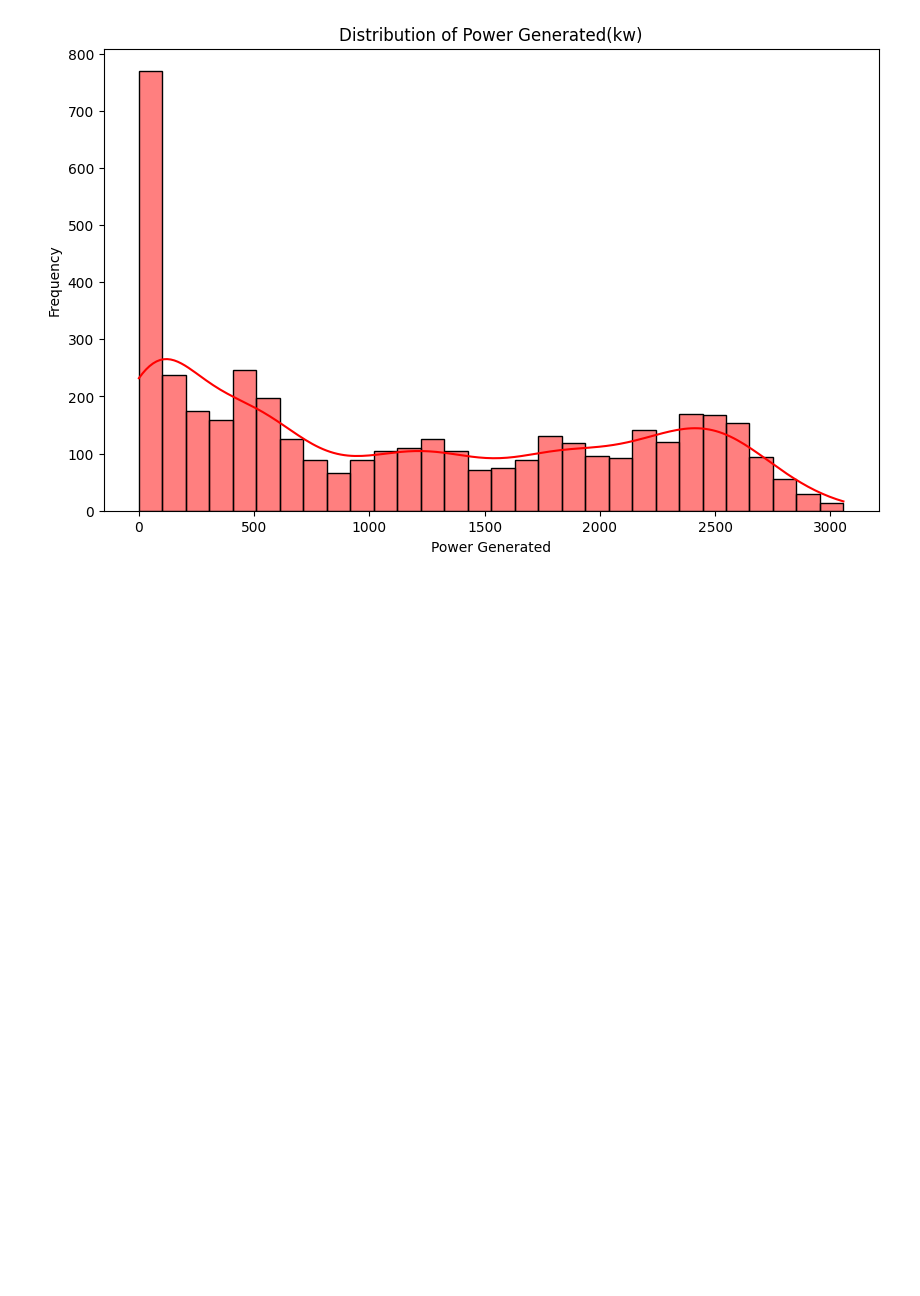
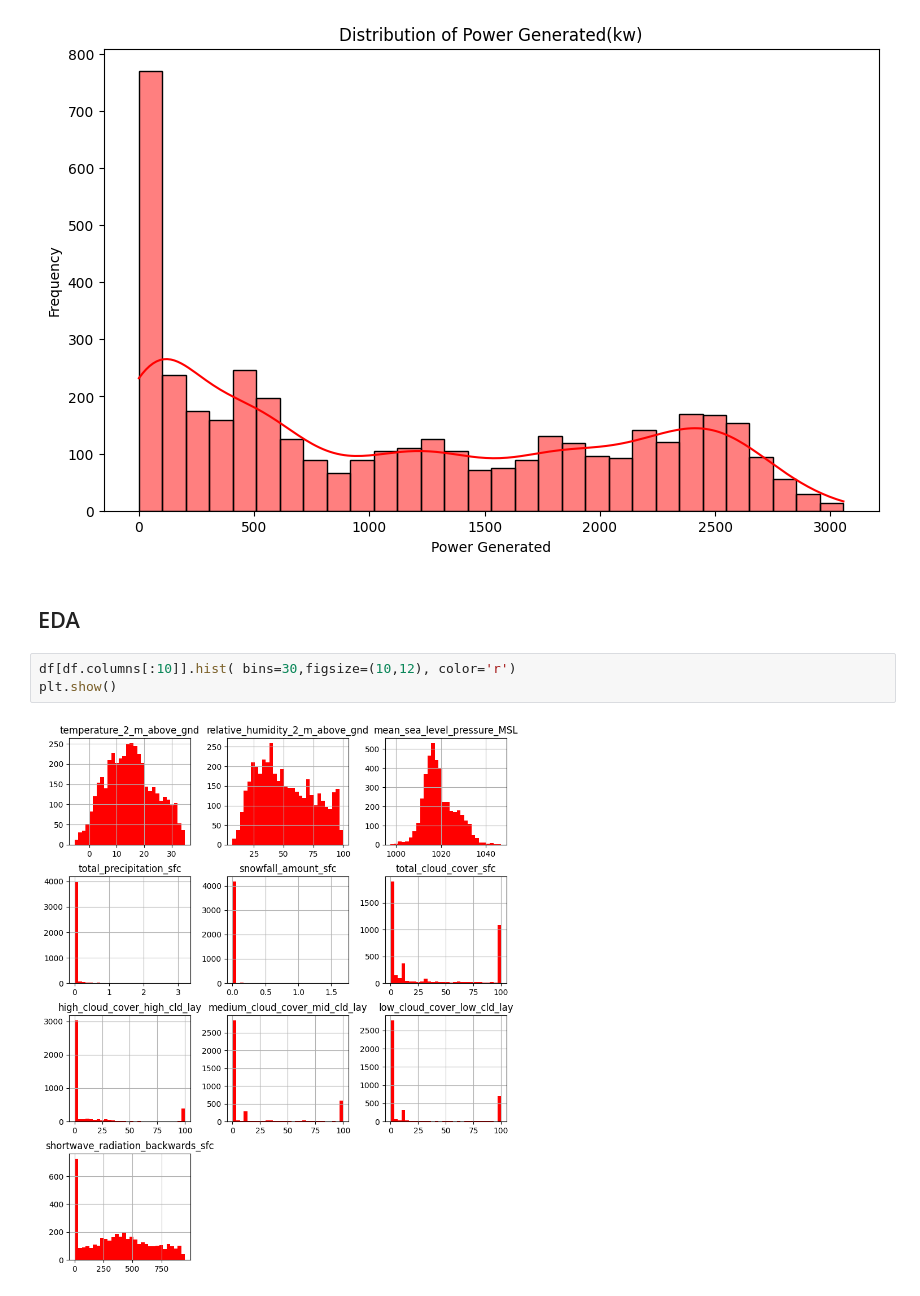
Before and after one commit to Munaf-G/Solar-Power-Prediction, a Jupyter notebook: solarpower.ipynb, the cells around one changed output. Saved outputs shown, nothing was run; the diff lists cells and outputs as text; blank space fills up the shorter version.

```diff
--- a/solarpower.ipynb
+++ b/solarpower.ipynb
@@ -126,3 +126,10 @@ plt.ylabel('Frequency')
 # %% [output]
 Text(0, 0.5, 'Frequency')
 [figure]
+# %% [markdown]
+## EDA
+# %%
+df[df.columns[:10]].hist( bins=30,figsize=(10,12), color='r')
+plt.show()
+# %% [output]
+[figure, added]
```
Also changed, not shown: parts of 1 cell of this notebook.
